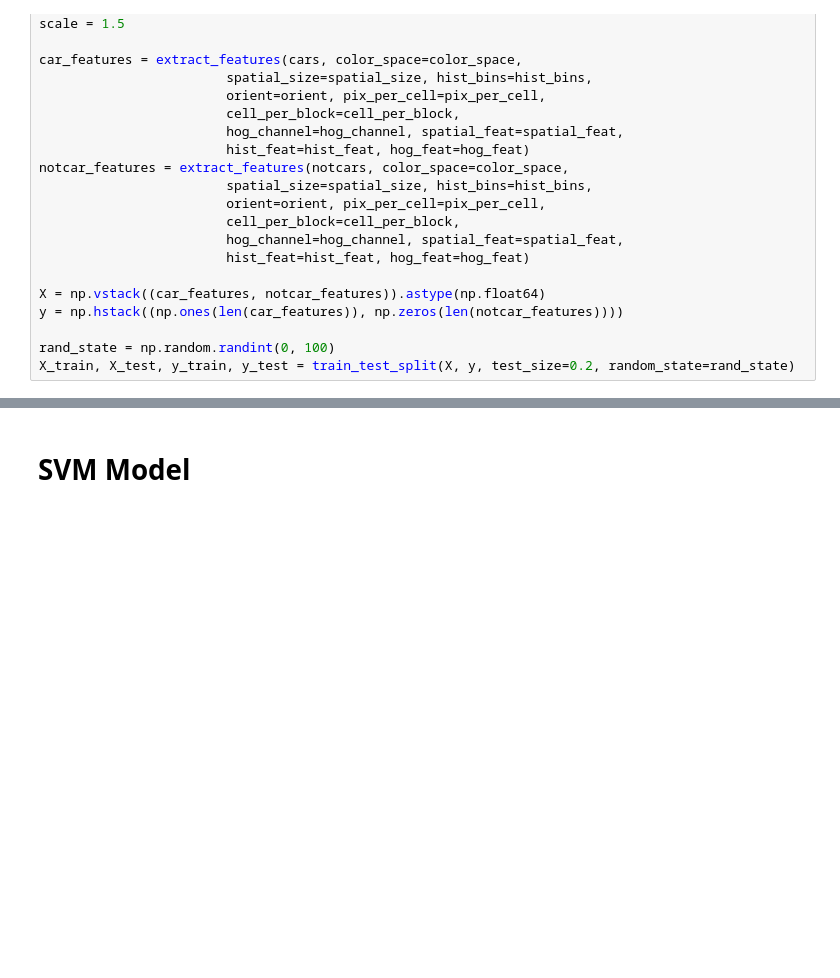
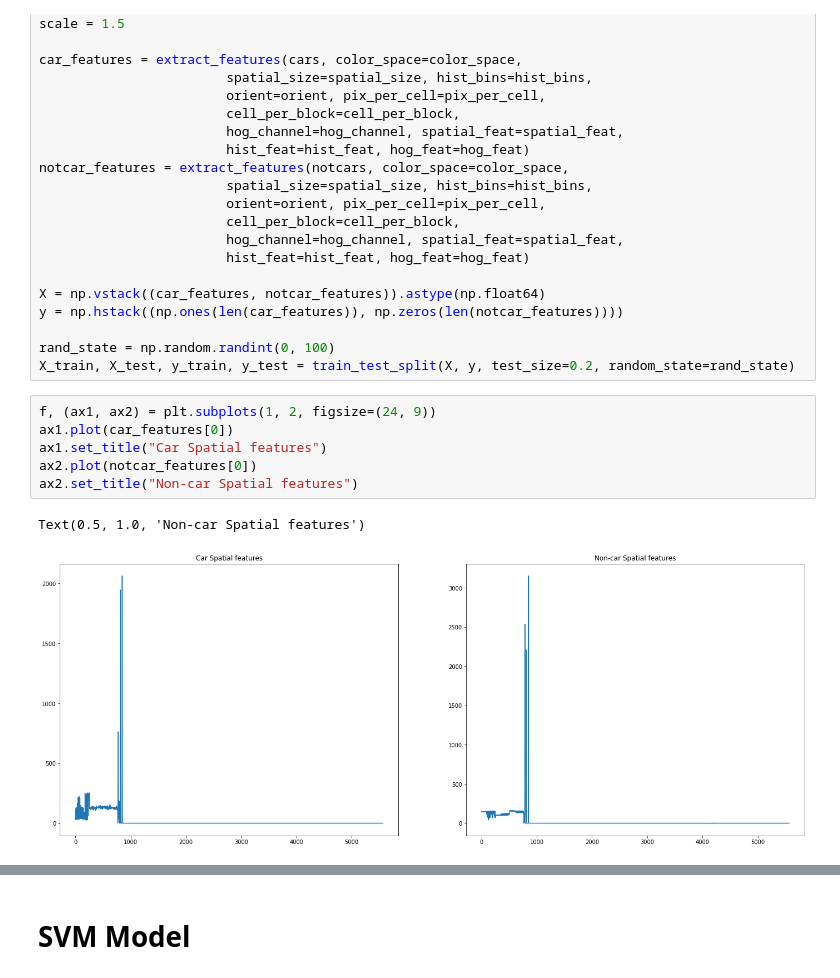
Before and after one commit to srianumakonda/Advanced-Lane-Detection-and-Object-Detection, a Jupyter notebook: main.ipynb, the cells around one changed output, grey strips where cells are left out. Drawn from its saved outputs; the diff is of its cells as text; blank space fills up the shorter version.

```diff
--- a/main.ipynb
+++ b/main.ipynb
@@ -236,3 +236,12 @@ y = np.hstack((np.ones(len(car_features)), np.zeros(len(notcar_features))))
 
 rand_state = np.random.randint(0, 100)
 X_train, X_test, y_train, y_test = train_test_split(X, y, test_size=0.2, random_state=rand_state)
+# %%
+f, (ax1, ax2) = plt.subplots(1, 2, figsize=(24, 9))
+ax1.plot(car_features[0])
+ax1.set_title("Car Spatial features")
+ax2.plot(notcar_features[0])
+ax2.set_title("Non-car Spatial features")
+# %% [output]
+Text(0.5, 1.0, 'Non-car Spatial features')
+[figure, added]
```
Also changed, not shown: parts of 2 cells of this notebook.
